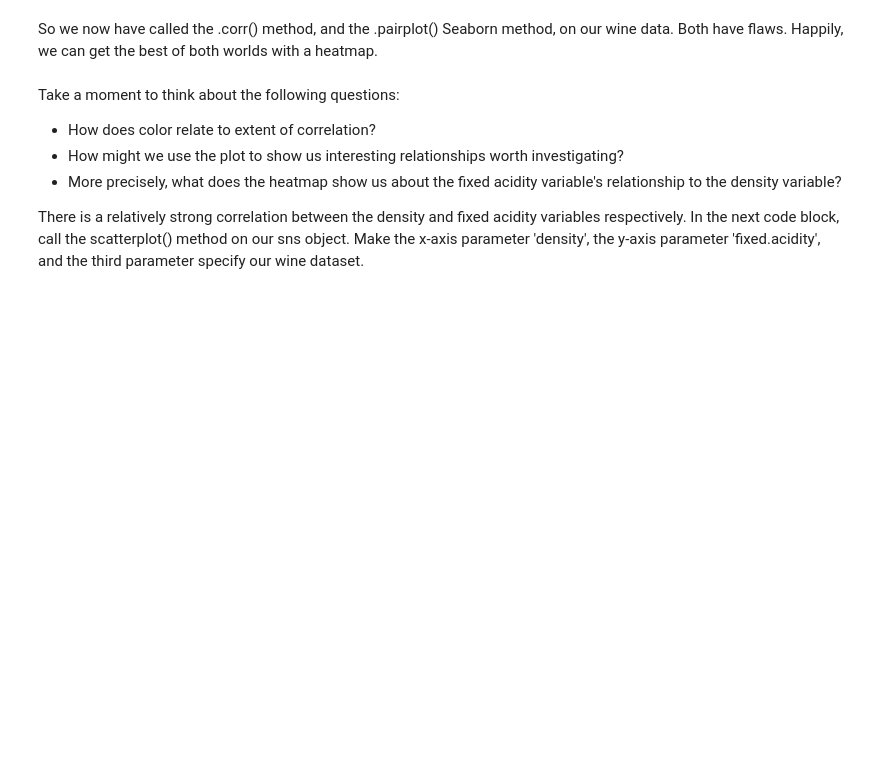
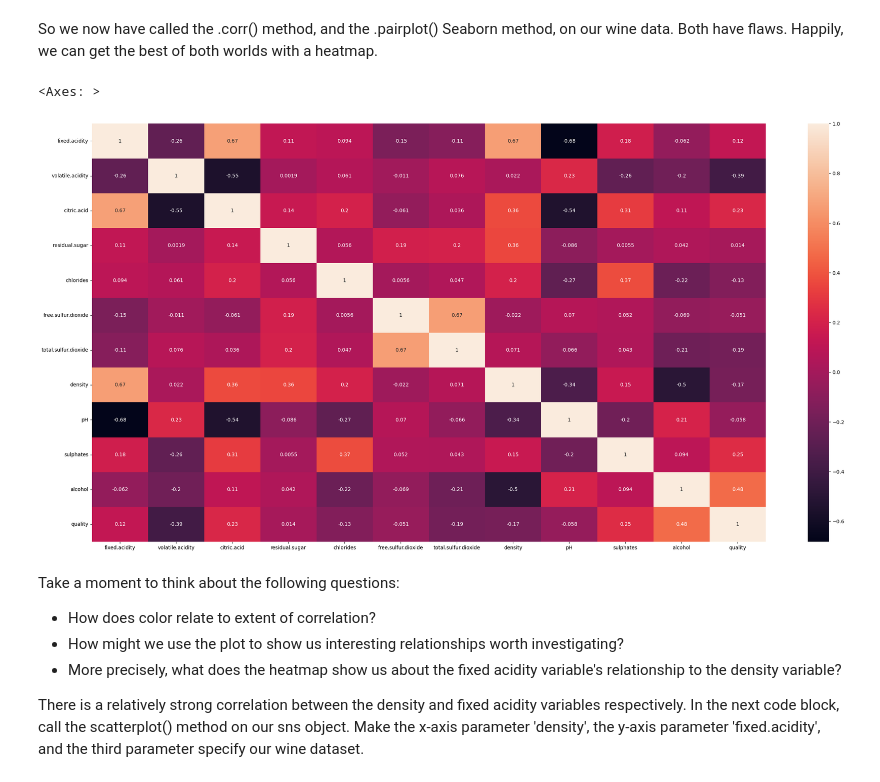
Before and after one commit to vanslykeaudio/SpringBoardDataScience, a Jupyter notebook: 11.4.1_Case_Study_-_Linear_Regression_1_/11.4.1 Case Study - Linear Regression/Springboard Regression Case Study - the Red Wine Dataset - Tier 3.ipynb, the cells around one changed output. Cells and saved outputs as stored; diff of their text form; code cells hidden in the pictures; blank space fills up the shorter version.

```diff
--- a/11.4.1_Case_Study_-_Linear_Regression_1_/11.4.1 Case Study - Linear Regression/Springboard Regression Case Study - the Red Wine Dataset - Tier 3.ipynb
+++ b/11.4.1_Case_Study_-_Linear_Regression_1_/11.4.1 Case Study - Linear Regression/Springboard Regression Case Study - the Red Wine Dataset - Tier 3.ipynb
@@ -216,7 +219,11 @@ Here's a couple things you might have noticed:
 So we now have called the .corr() method, and the .pairplot() Seaborn method, on our wine data. Both have flaws. Happily, we can get the best of both worlds with a heatmap.
 # %%
 # Make a heatmap of the data
-_ _ _
+plt.figure(figsize=(30,15))
+sns.heatmap(wine.corr(), annot=True)
+# %% [output]
+<Axes: >
+[figure, added]
 # %% [markdown]
 Take a moment to think about the following questions:
 - How does color relate to extent of correlation?
```
Also changed, not shown: parts of 28 cells of this notebook, 1 other file.
